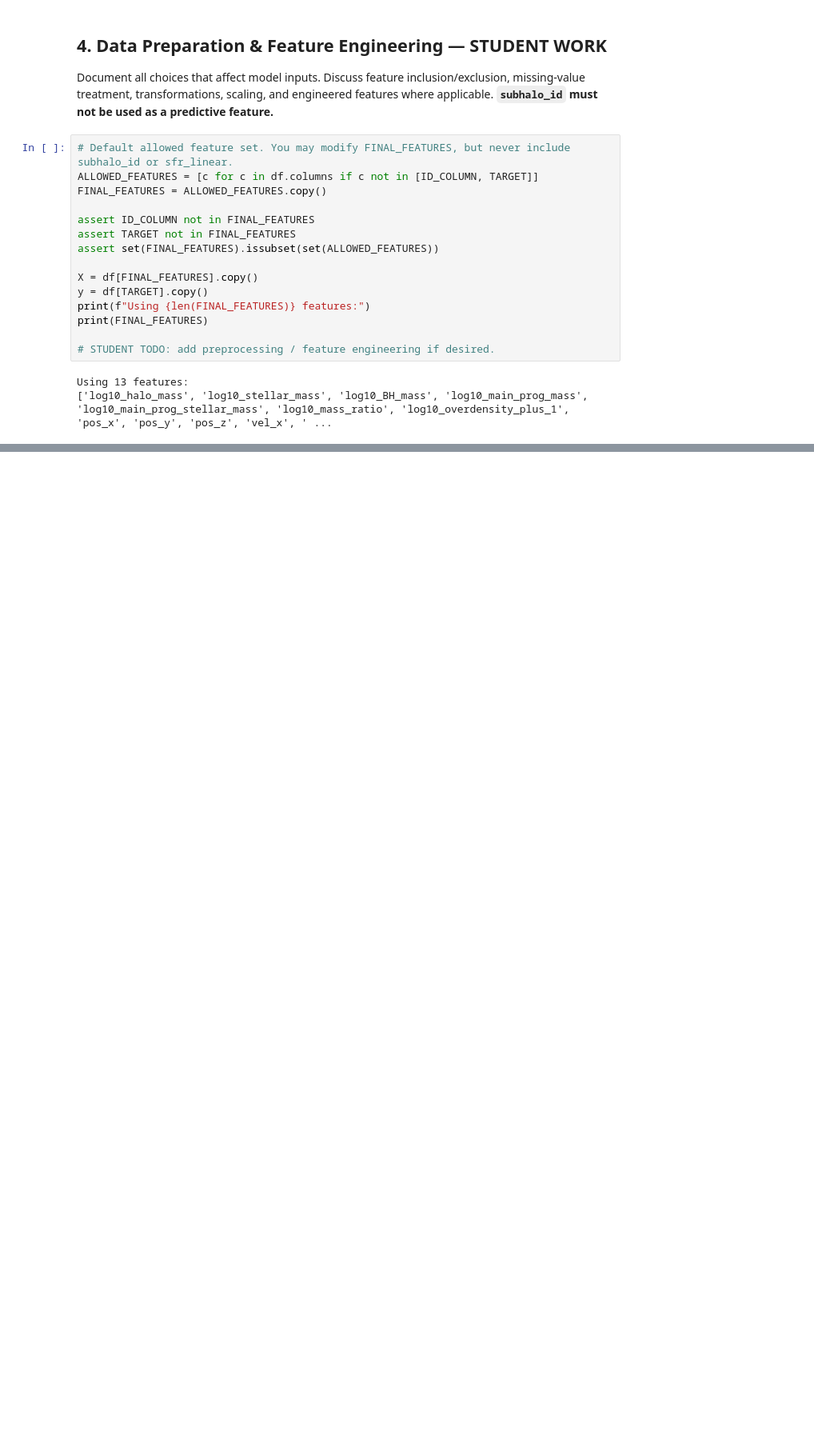
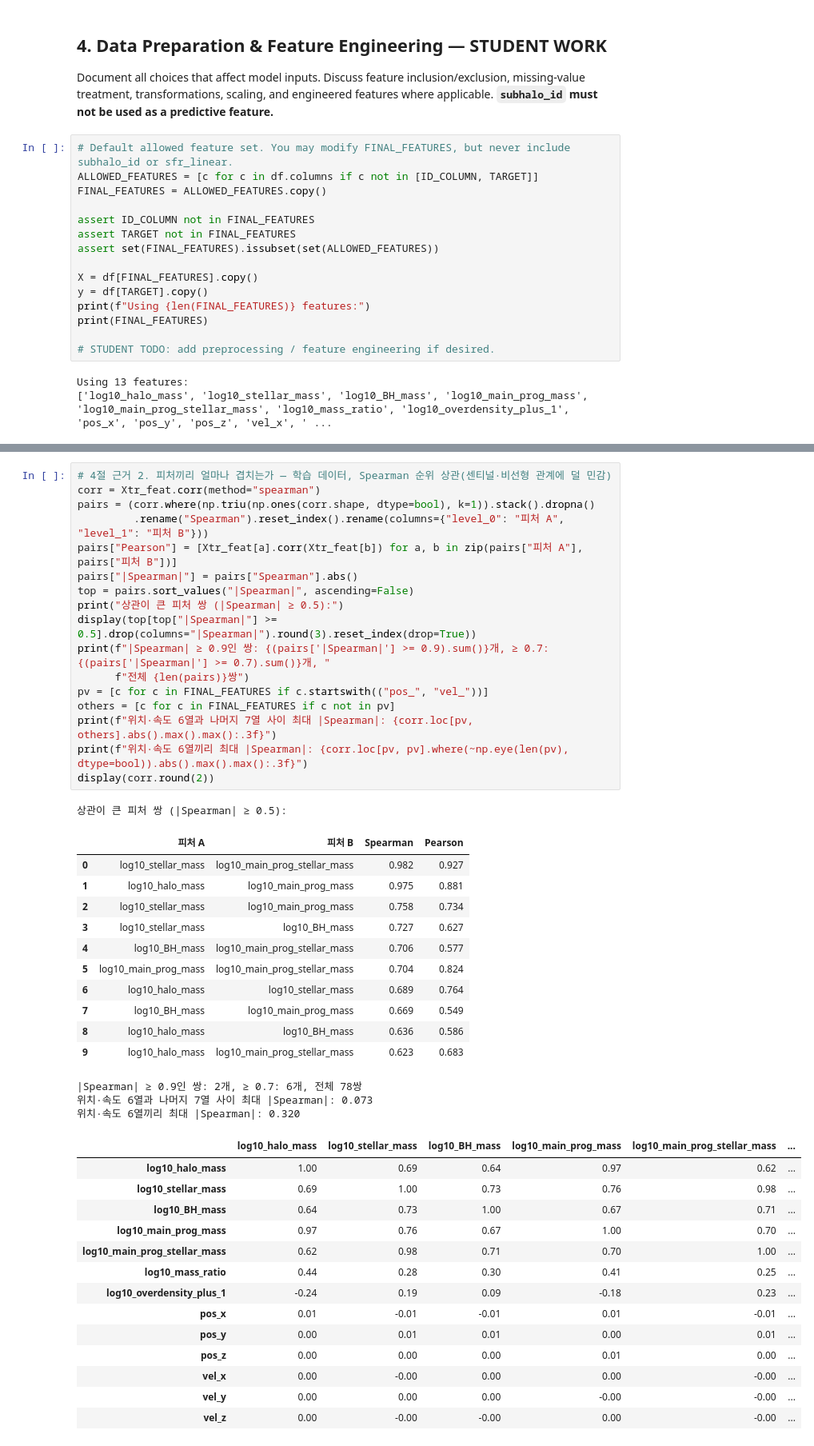
Before and after one commit to ZizonK7/sdi2026-galaxy-sfr, a Jupyter notebook: work/팀원/james_eda.ipynb, the cells around one changed output, grey strips where cells are left out. Shown at 80% size. Drawn from its saved outputs; the diff is of its cells as text; blank space fills up the shorter version.

```diff
--- a/work/팀원/james_eda.ipynb
+++ b/work/팀원/james_eda.ipynb
@@ -1388,3 +1436,50 @@ Using 13 features:
+# %%
+# 4절 근거 2. 피처끼리 얼마나 겹치는가 — 학습 데이터, Spearman 순위 상관(센티널·비선형 관계에 덜 민감)
+corr = Xtr_feat.corr(method="spearman")
+pairs = (corr.where(np.triu(np.ones(corr.shape, dtype=bool), k=1)).stack().dropna()
+         .rename("Spearman").reset_index().rename(columns={"level_0": "피처 A", "level_1": "피처 B"}))
+pairs["Pearson"] = [Xtr_feat[a].corr(Xtr_feat[b]) for a, b in zip(pairs["피처 A"], pairs["피처 B"])]
+pairs["|Spearman|"] = pairs["Spearman"].abs()
+top = pairs.sort_values("|Spearman|", ascending=False)
+print("상관이 큰 피처 쌍 (|Spearman| ≥ 0.5):")
+display(top[top["|Spearman|"] >= 0.5].drop(columns="|Spearman|").round(3).reset_index(drop=True))
+print(f"|Spearman| ≥ 0.9인 쌍: {(pairs['|Spearman|'] >= 0.9).sum()}개, ≥ 0.7: {(pairs['|Spearman|'] >= 0.7).sum()}개, "
+      f"전체 {len(pairs)}쌍")
+pv = [c for c in FINAL_FEATURES if c.startswith(("pos_", "vel_"))]
+others = [c for c in FINAL_FEATURES if c not in pv]
+print(f"위치·속도 6열과 나머지 7열 사이 최대 |Spearman|: {corr.loc[pv, others].abs().max().max():.3f}")
+print(f"위치·속도 6열끼리 최대 |Spearman|: {corr.loc[pv, pv].where(~np.eye(len(pv), dtype=bool)).abs().max().max():.3f}")
+display(corr.round(2))
+# %% [output]
+상관이 큰 피처 쌍 (|Spearman| ≥ 0.5):
+|  | 피처 A | 피처 B | Spearman | Pearson |
+| 0 | log10_stellar_mass | log10_main_prog_stellar_mass | 0.982 | 0.927 |
+| 1 | log10_halo_mass | log10_main_prog_mass | 0.975 | 0.881 |
+| 2 | log10_stellar_mass | log10_main_prog_mass | 0.758 | 0.734 |
+| 3 | log10_stellar_mass | log10_BH_mass | 0.727 | 0.627 |
+| 4 | log10_BH_mass | log10_main_prog_stellar_mass | 0.706 | 0.577 |
+| 5 | log10_main_prog_mass | log10_main_prog_stellar_mass | 0.704 | 0.824 |
+| 6 | log10_halo_mass | log10_stellar_mass | 0.689 | 0.764 |
+| 7 | log10_BH_mass | log10_main_prog_mass | 0.669 | 0.549 |
+| 8 | log10_halo_mass | log10_BH_mass | 0.636 | 0.586 |
+| 9 | log10_halo_mass | log10_main_prog_stellar_mass | 0.623 | 0.683 |
+|Spearman| ≥ 0.9인 쌍: 2개, ≥ 0.7: 6개, 전체 78쌍
+위치·속도 6열과 나머지 7열 사이 최대 |Spearman|: 0.073
+위치·속도 6열끼리 최대 |Spearman|: 0.320
+|  | log10_halo_mass | log10_stellar_mass | log10_BH_mass | log10_main_prog_mass | log10_main_prog_stellar_mass | ... |
+| log10_halo_mass | 1.00 | 0.69 | 0.64 | 0.97 | 0.62 | ... |
+| log10_stellar_mass | 0.69 | 1.00 | 0.73 | 0.76 | 0.98 | ... |
+| log10_BH_mass | 0.64 | 0.73 | 1.00 | 0.67 | 0.71 | ... |
+| log10_main_prog_mass | 0.97 | 0.76 | 0.67 | 1.00 | 0.70 | ... |
+| log10_main_prog_stellar_mass | 0.62 | 0.98 | 0.71 | 0.70 | 1.00 | ... |
+| log10_mass_ratio | 0.44 | 0.28 | 0.30 | 0.41 | 0.25 | ... |
+| log10_overdensity_plus_1 | -0.24 | 0.19 | 0.09 | -0.18 | 0.23 | ... |
+| pos_x | 0.01 | -0.01 | -0.01 | 0.01 | -0.01 | ... |
+| pos_y | 0.00 | 0.01 | 0.01 | 0.00 | 0.01 | ... |
+| pos_z | 0.00 | 0.00 | 0.00 | 0.01 | 0.00 | ... |
+| vel_x | 0.00 | -0.00 | 0.00 | 0.00 | -0.00 | ... |
+| vel_y | 0.00 | 0.00 | 0.00 | -0.00 | -0.00 | ... |
+| vel_z | 0.00 | -0.00 | -0.00 | 0.00 | -0.00 | ... |
 # %% [markdown]
 ### 4.1 Preprocessing Rationale — **STUDENT RESPONSE**
 
```
Also changed, not shown: parts of 2 cells of this notebook, 1 other file.
